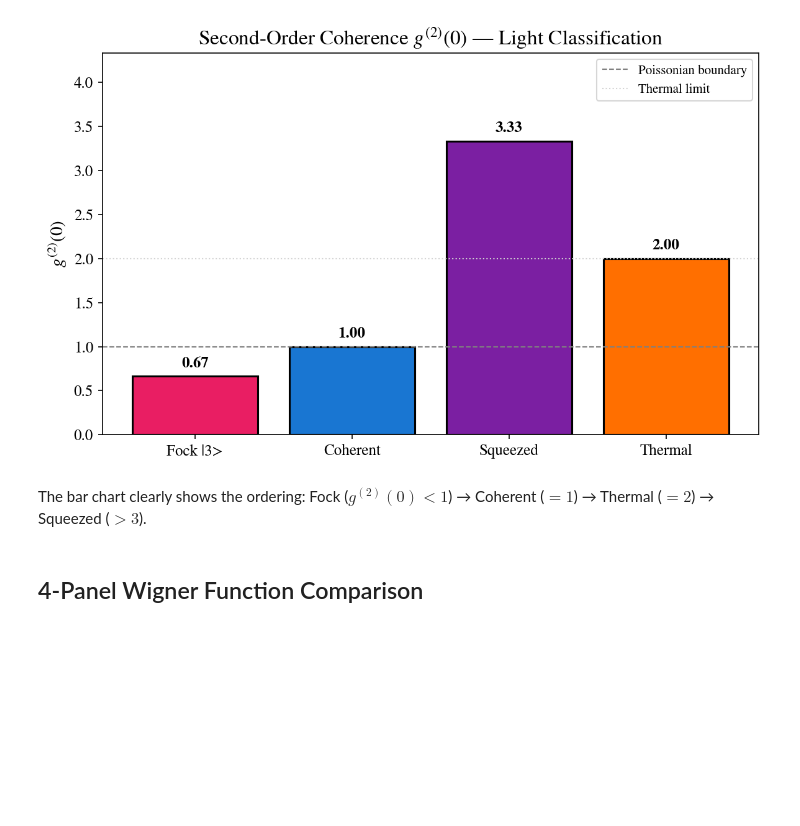
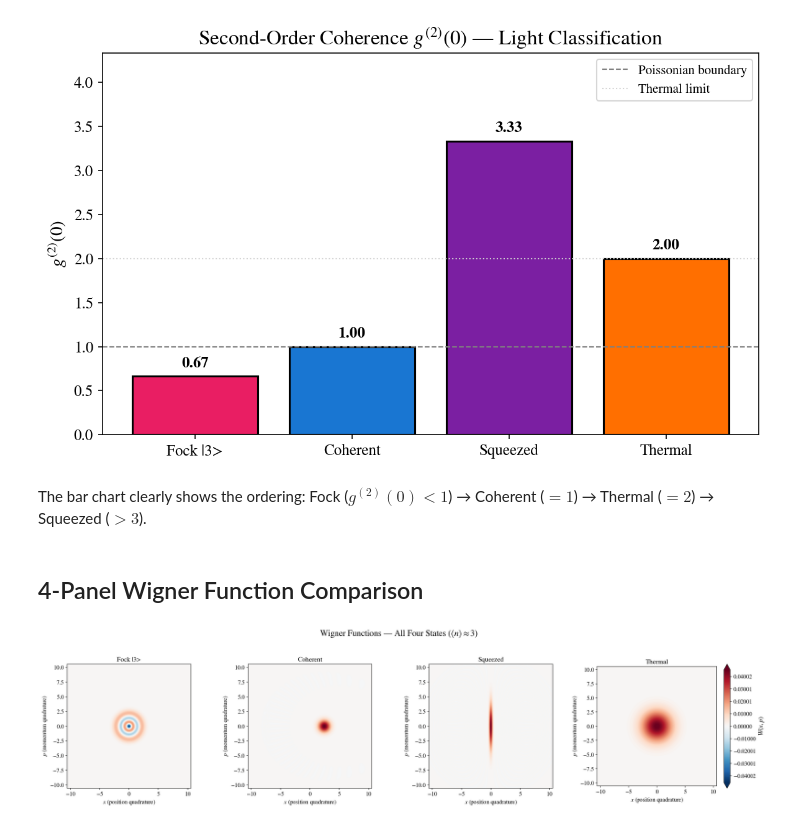
Before and after one commit to abbas-ahmad-cowlar/quantum-states-of-light, a Jupyter notebook: notebooks/04_photon_statistics.ipynb, the cells around one changed output. Drawn from its saved outputs; the diff is of its cells as text; code cells hidden in the pictures; blank space fills up the shorter version.

Commit message:
Add 04 photon statistics cell 13: fig, axes = plt.subplots(1, 4, figsize=(22, 5))

```diff
--- a/notebooks/04_photon_statistics.ipynb
+++ b/notebooks/04_photon_statistics.ipynb
@@ -241,3 +241,22 @@ The bar chart clearly shows the ordering:
 Fock ($g^{(2)}(0) < 1$) → Coherent ($= 1$) → Thermal ($= 2$) → Squeezed ($> 3$).
 # %% [markdown]
 ## 4-Panel Wigner Function Comparison
+# %%
+fig, axes = plt.subplots(1, 4, figsize=(22, 5))
+extent = squeezed_wigner_extent([r_squeeze], nsigma=4, floor=6.0)
+xvec = np.linspace(-extent, extent, 301)
+
+for idx, ((name, state), color) in enumerate(zip(states.items(), colors)):
+    _, W = plot_wigner(state, xvec=xvec, title=name, ax=axes[idx],
+                       show_colorbar=(idx == 3))
+    norm = wigner_normalization(W, xvec, xvec)
+    assert np.isclose(norm, 1.0, atol=5e-3), f"Wigner integral for {name} = {norm}"
+
+plt.suptitle(r'Wigner Functions — All Four States ($\langle n \rangle \approx 3$)',
+             fontsize=18, y=1.05)
+plt.tight_layout()
+plt.savefig(FIG_DIR / 'all_states_wigner_comparison.png', bbox_inches='tight', dpi=300)
+plt.savefig(FIG_DIR / 'all_states_wigner_comparison.svg', bbox_inches='tight')
+plt.show()
+# %% [output]
+[figure, added]
```
